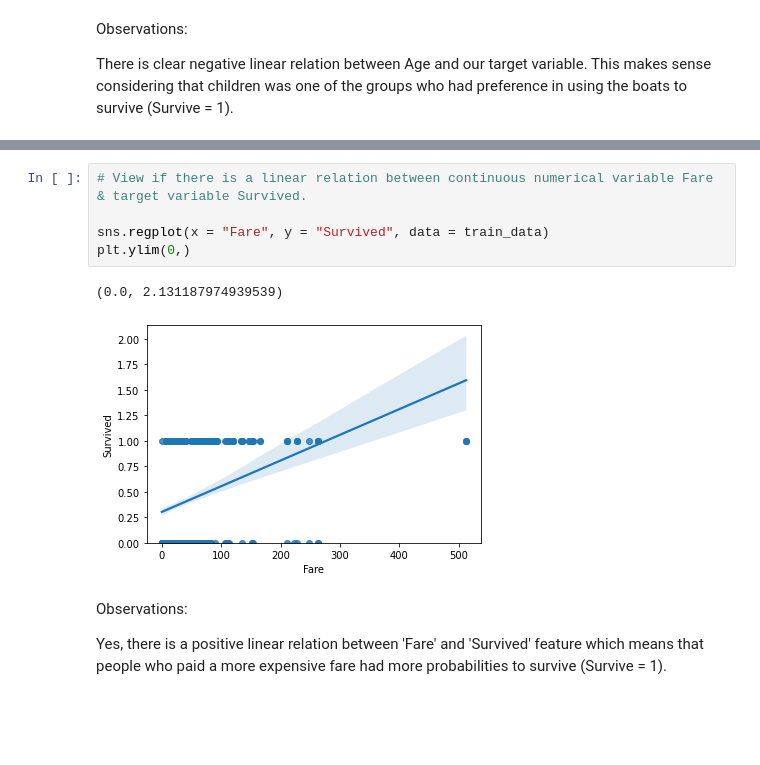
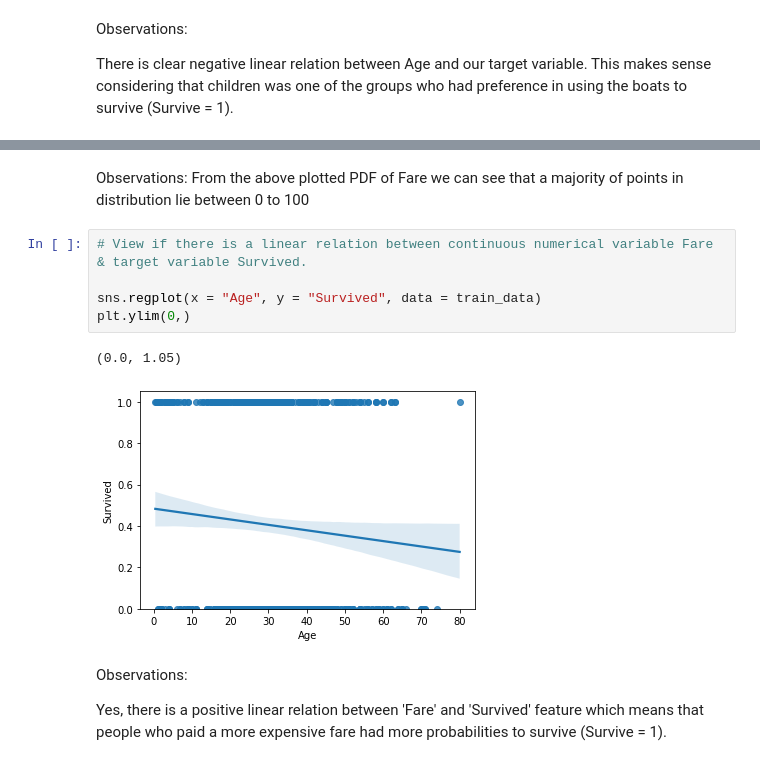
Before and after one commit to 4GeeksAcademy/machine-learning-content, a Jupyter notebook: 05-3d-data/exploratory-data-analysis.ipynb, the cells around one changed output, grey strips where cells are left out. Saved outputs shown, nothing was run; the diff lists cells and outputs as text; blank space fills up the shorter version.

```diff
--- a/05-3d-data/exploratory-data-analysis.ipynb
+++ b/05-3d-data/exploratory-data-analysis.ipynb
@@ -204,11 +228,13 @@ There is clear negative linear relation between Age and our target variable. Thi
+# %% [markdown]
+Observations: From the above plotted PDF of Fare we can see that a majority of points in distribution lie between 0 to 100
 # %%
 # View if there is a linear relation between continuous numerical variable Fare & target variable Survived.
 
-sns.regplot(x = "Fare", y = "Survived", data = train_data)
+sns.regplot(x = "Age", y = "Survived", data = train_data)
 plt.ylim(0,)
 # %% [output]
-(0.0, 2.131187974939539)
+(0.0, 1.05)
-[figure, old version]
+[figure, new version]
 # %% [markdown]
 Observations:
 
```
Also changed, not shown: parts of 11 cells of this notebook, 1 other file.
